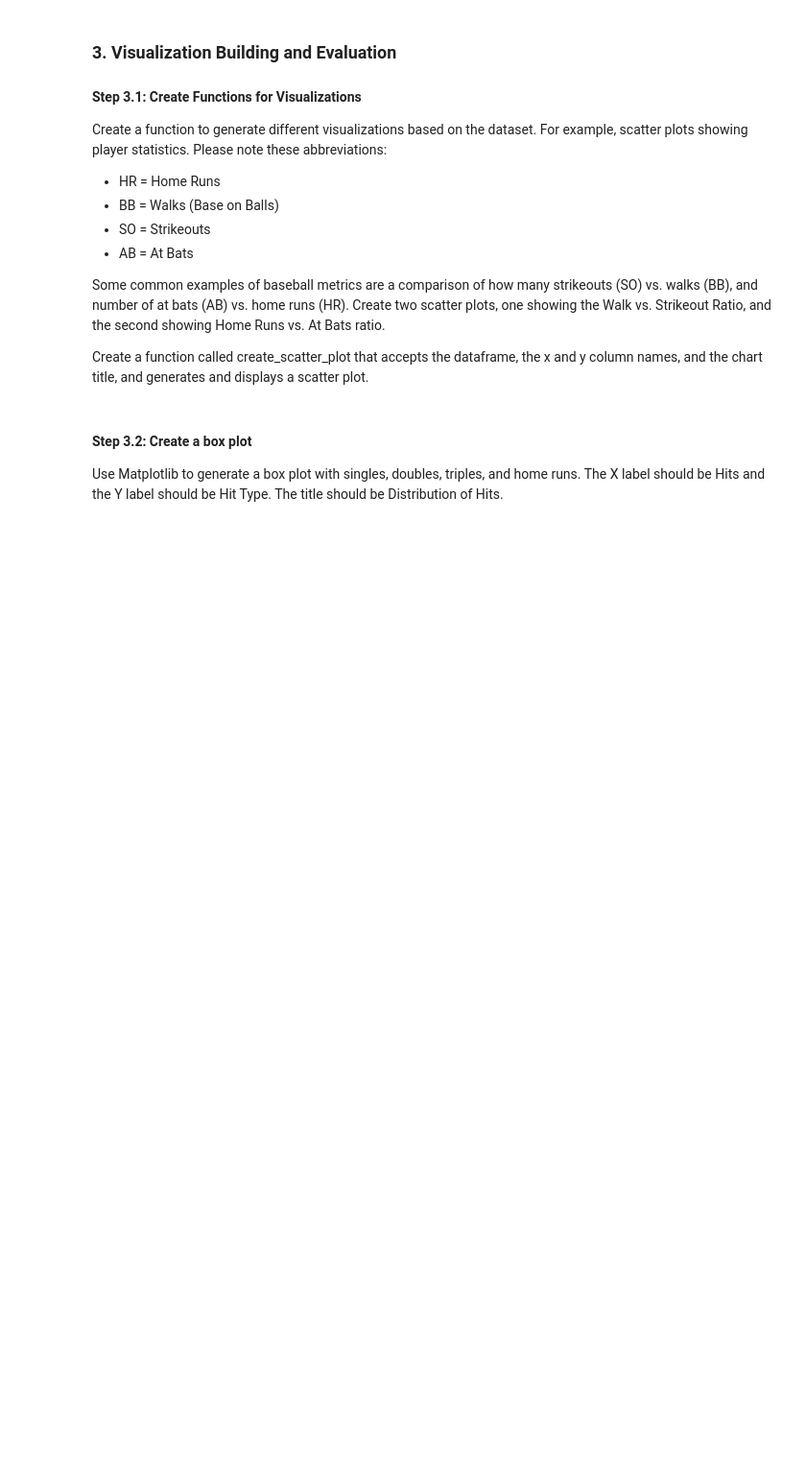
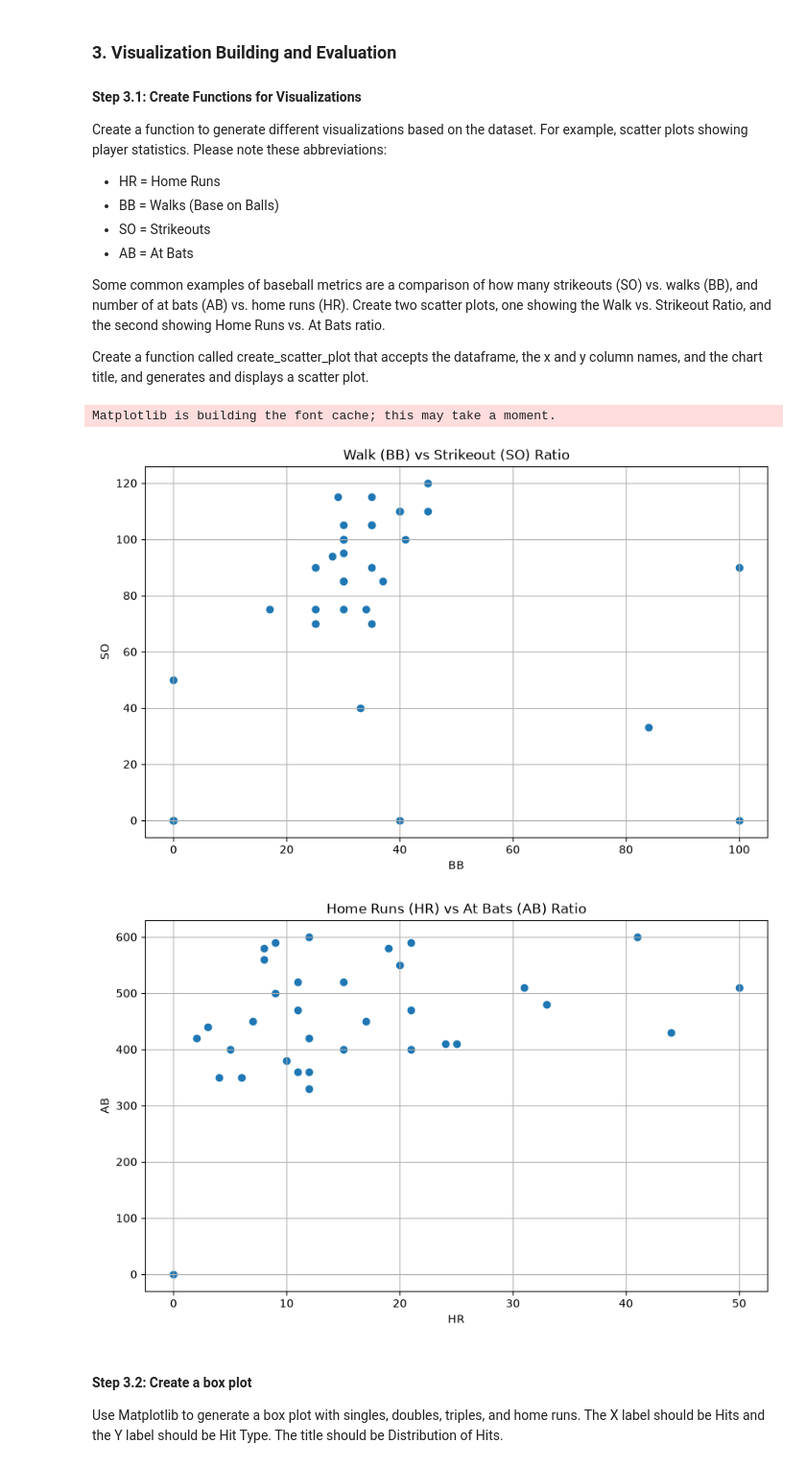
Before and after one commit to royalsprites/automation-scripting-w-python-course, a Jupyter notebook: C3_M5_PA02.ipynb, the cells around one changed output. Shown at 96% size. Drawn from its saved outputs; the diff is of its cells as text; code cells hidden in the pictures; blank space fills up the shorter version.

Commit message:
Added data handling and preprocessing steps

```diff
--- a/C3_M5_PA02.ipynb
+++ b/C3_M5_PA02.ipynb
@@ -74,7 +74,7 @@ Load the provided sports dataset **sports_data_missing.csv** into a pandas DataF
 import pandas as pd
 
 # Load the dataset
-df = # YOUR CODE HERE - load sports_data_missing CSV file into the DataFrame
+df = pd.read_csv('sports_data_missing.csv') #- load sports_data_missing CSV file into the DataFrame
 
 # Display the first few rows
 print(df.head())
@@ -105,19 +142,23 @@ Create a function called create_scatter_plot that accepts the dataframe, the x a
 # %%
 import matplotlib.pyplot as plt
 
 # Function to create scatter plot
 def create_scatter_plot(df, x_col, y_col, title):
     plt.figure(figsize = (10, 6)) # Figure size is provided
-    # YOUR CODE HERE - Make the plot a scatter plot with the DataFrame's x_col and y_col as parameters
-    # YOUR CODE HERE - Set the plot title to the title parameter
-    # YOUR CODE HERE - Set the x_label to the x_col parameter
-    # YOUR CODE HERE - Set the y_label to the y_col parameter
-    # YOUR CODE HERE - # Switch gridlines on (True)
+    plt.scatter(df[x_col], df[y_col]) # Make the plot a scatter plot with the DataFrame's x_col and y_col as parameters
+    plt.title(title) # Set the plot title to the title parameter
+    plt.xlabel(x_col) # Set the x_label to the x_col parameter
+    plt.ylabel(y_col) # Set the y_label to the y_col parameter
+    plt.grid(True) # Switch gridlines on (True)
     plt.show()
 
 # Example usage
 create_scatter_plot(df, 'BB', 'SO', 'Walk (BB) vs Strikeout (SO) Ratio')
 create_scatter_plot(df, 'HR', 'AB', 'Home Runs (HR) vs At Bats (AB) Ratio')
+# %% [output]
+Matplotlib is building the font cache; this may take a moment.
+[figure, added]
+[figure, added]
 # %% [markdown]
 #### Step 3.2:  Create a box plot
 Use Matplotlib to generate a box plot with singles, doubles, triples, and home runs. The X label should be Hits and the Y label should be Hit Type. The title should be Distribution of Hits.
```
Also changed, not shown: parts of 13 cells of this notebook, 1 other file.
